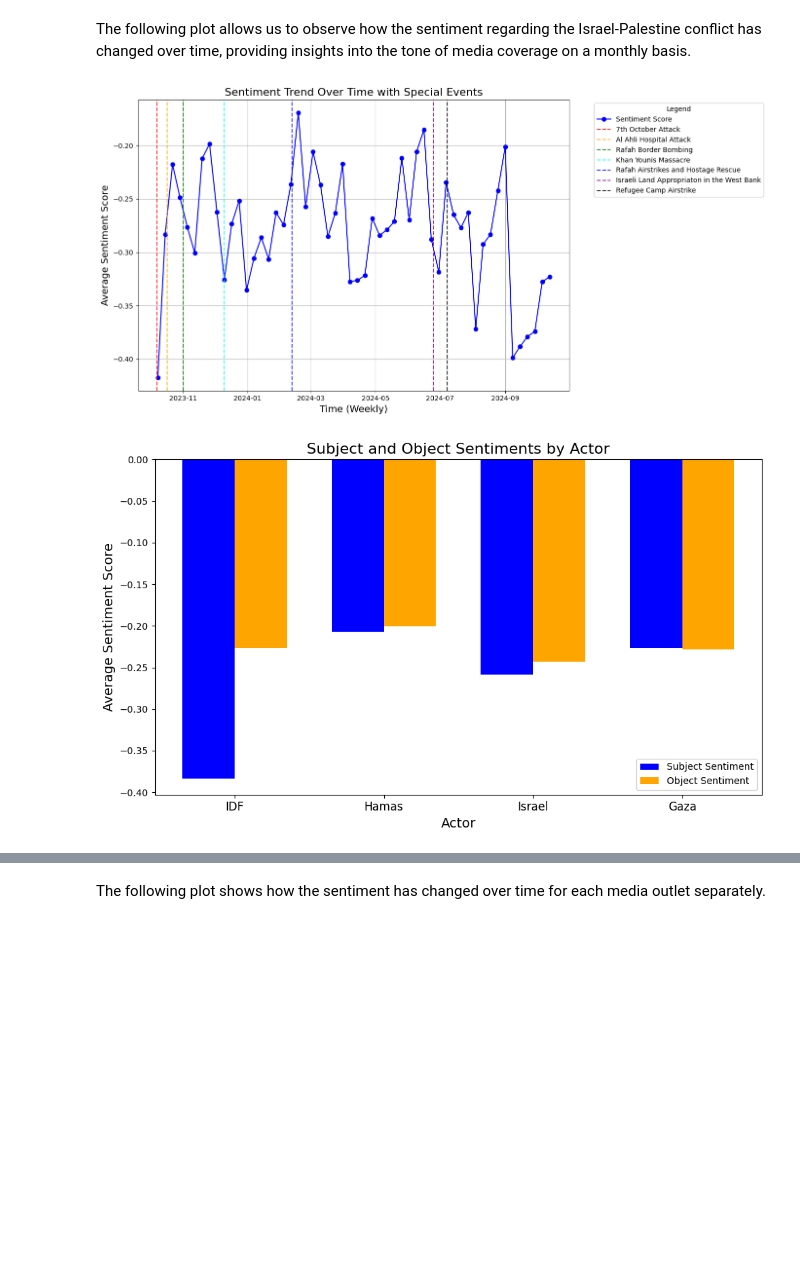
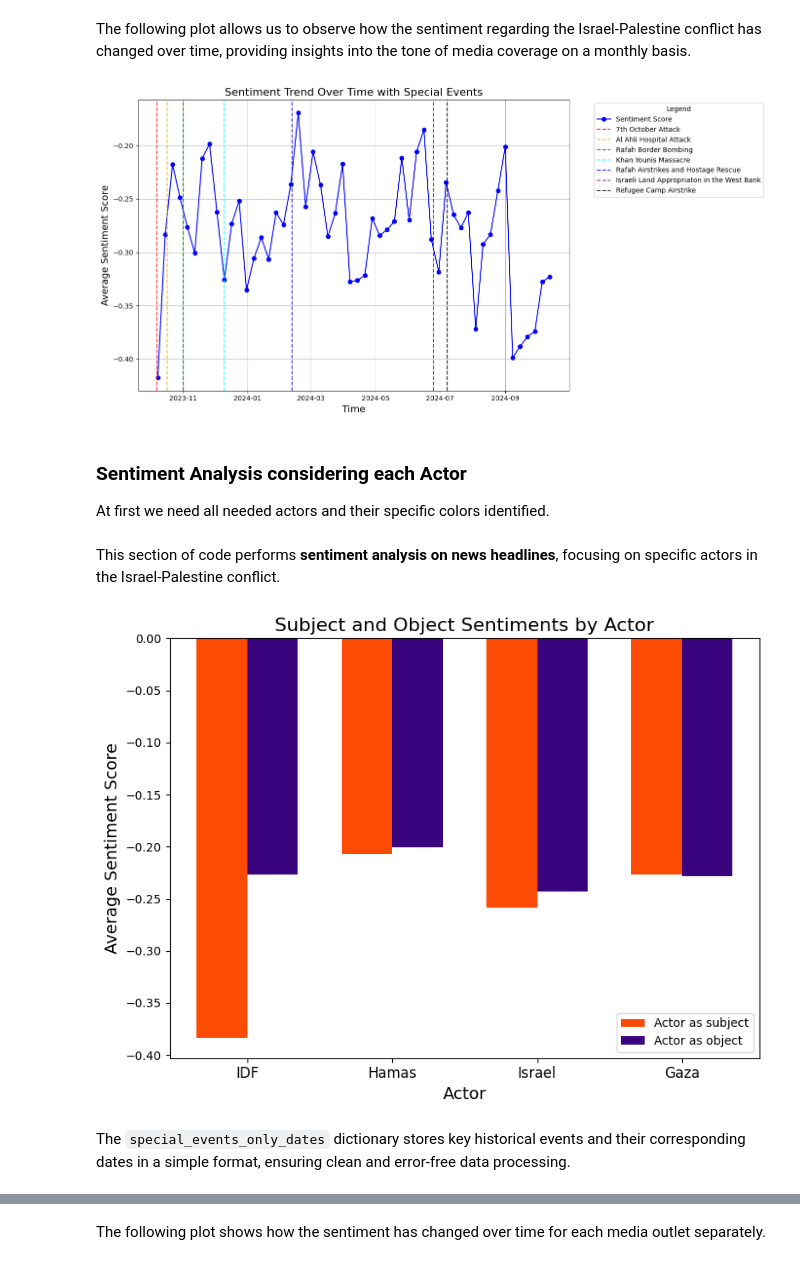
Before and after one commit to tinasophie15/FCSS-Project-Group-10, a Jupyter notebook: code/group10.ipynb, the cells around one changed output, grey strips where cells are left out. Cells and saved outputs as stored; diff of their text form; code cells hidden in the pictures; blank space fills up the shorter version.

```diff
--- a/code/group10.ipynb
+++ b/code/group10.ipynb
@@ -75,6 +67,6 @@ We obtained our dataset using the link above. We limited the query to 6 media ou
 # %%
-file_path = '../data/data.csv'
-data = pd.read_csv(file_path)
+data_path = Path('..') / 'data' / 'data.csv'
+data = pd.read_csv(data_path)
 data
 # %% [output]
 |  | id | indexed_date | language | media_name | media_url | publish_date | title | url |
@@ -312,7 +297,7 @@ plt.plot(sentiment_over_time.index, sentiment_over_time.values, marker='o', colo
 for event, (date, color) in special_event_dates.items():
     plt.axvline(x=date, color=color, linestyle='--', alpha=0.8, label=event)
 
-plt.xlabel("Time (Weekly)", fontsize=14)
+plt.xlabel("Time", fontsize=14)
 plt.ylabel("Average Sentiment Score", fontsize=14)
 plt.title("Sentiment Trend Over Time with Special Events", fontsize=16)
 plt.grid()
@@ -320,4 +305,8 @@ plt.legend(title="Legend", fontsize=10, bbox_to_anchor=(1.05, 1), loc='upper lef
 plt.tight_layout()
 plt.show()
 # %% [output]
-[figure, old version]
+[figure, new version]
+# %% [markdown]
+### **Sentiment Analysis considering each Actor**
+
+At first we need all needed actors and their specific colors identified.
@@ -324,16 +329,7 @@ plt.show()
+# %% [markdown]
+This section of code performs **sentiment analysis on news headlines**, focusing on specific actors in the Israel-Palestine conflict.
 # %%
 nlp = spacy.load("en_core_web_sm")
-
-# Initialize sentiment analyzer
-analyzer = SentimentIntensityAnalyzer()
-
-# Actors to analyze
-actors = {
-    "IDF": "IDF",
-    "Hamas": "Hamas",
-    "Israel": "Israel|Israeli",
-    "Gaza": "Gaza"
-}
 
 def extract_actor_sentiment(headline, actor_keywords):
     """
@@ -374,34 +370,36 @@ for _, row in data_cleaned.iterrows():
         if sentiments[actor]['object_sentiment'] is not None:
             actor_sentiments[actor]['object'].append(sentiments[actor]['object_sentiment'])
 
 # Calculate average subject and object sentiment for each actor
 avg_actor_sentiments = {
     actor: {
         'subject': np.mean(scores['subject']) if scores['subject'] else 0,
         'object': np.mean(scores['object']) if scores['object'] else 0
     }
     for actor, scores in actor_sentiments.items()
 }
 
 # Prepare data for plotting
 actors_list = list(avg_actor_sentiments.keys())
 subject_sentiments = [avg_actor_sentiments[actor]['subject'] for actor in actors_list]
 object_sentiments = [avg_actor_sentiments[actor]['object'] for actor in actors_list]
 
 x = np.arange(len(actors_list))
 width = 0.35
 
 # Plot grouped bar chart
-fig, ax = plt.subplots(figsize=(10, 6))
-bar1 = ax.bar(x - width/2, subject_sentiments, width, label='Subject Sentiment', color='blue')
-bar2 = ax.bar(x + width/2, object_sentiments, width, label='Object Sentiment', color='orange')
+fig, ax = plt.subplots(figsize=(8, 6))
+bar1 = ax.bar(x - width/2, subject_sentiments, width, label='Actor as subject', color='#fb4b04')
+bar2 = ax.bar(x + width/2, object_sentiments, width, label='Actor as object', color="#3a047e")
 ax.set_xlabel('Actor', fontsize=14)
 ax.set_ylabel('Average Sentiment Score', fontsize=14)
 ax.set_title('Subject and Object Sentiments by Actor', fontsize=16)
 ax.set_xticks(x)
 ax.set_xticklabels(actors_list, fontsize=12)
 ax.legend()
 plt.tight_layout()
 plt.show()
 # %% [output]
-[figure, old version]
+[figure, new version]
+# %% [markdown]
+The `special_events_only_dates` dictionary stores key historical events and their corresponding dates in a simple format, ensuring clean and error-free data processing.
```
Also changed, not shown: parts of 44 cells of this notebook.
